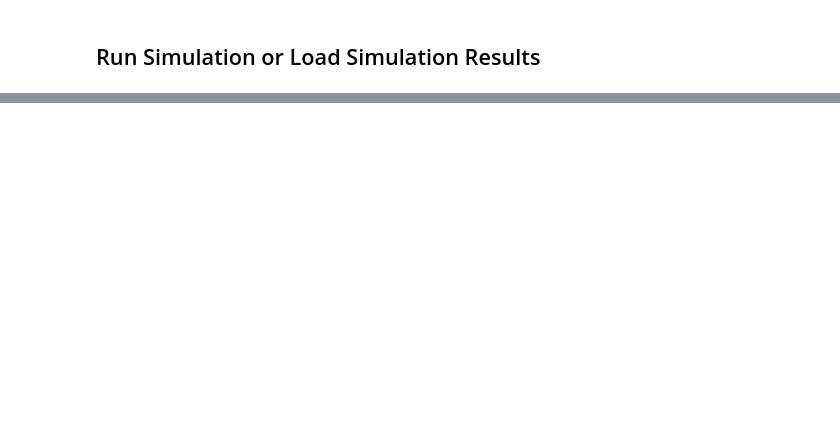
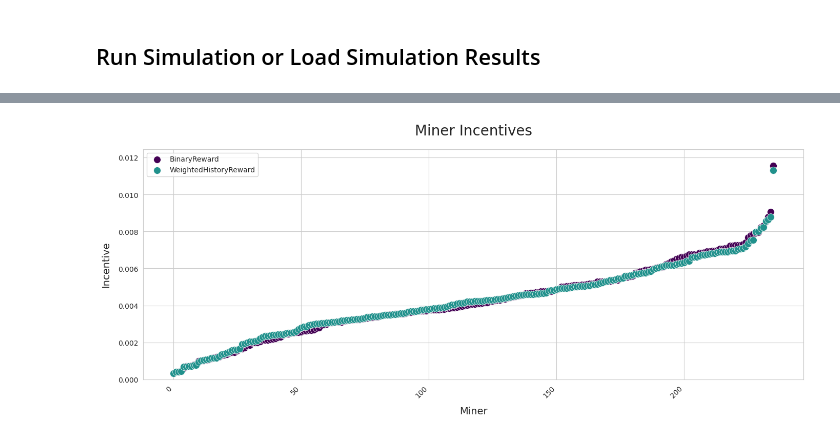
Before and after one commit to BitMind-AI/incentive-simulator, a Jupyter notebook: simulation.ipynb, the cells around one changed output, grey strips where cells are left out. Cells and saved outputs as stored; diff of their text form; code cells hidden in the pictures; blank space fills up the shorter version.

```diff
--- a/simulation.ipynb
+++ b/simulation.ipynb
@@ -104,25 +110,19 @@ score_num_challenges = None
 # Keys are validator (w&b run) names, values are dataframes with reward & score columns
 SCORED_DFS = {}
-# %%
-if load_cached_scores:
-    SCORED_DFS = joblib.load(scored_fname)
-else:
-    simulation_fn = partial(run_simulation, limit=score_num_challenges)
-
-    # progress bar is kinda jank with multiprocessing, could fix but nah
-    with mp.Pool(mp.cpu_count()) as pool:
-        results = pool.map(
-            simulation_fn,
-            [HISTORY_DFS[vali] for vali in VALIDATORS])
-
-    SCORED_DFS = {vali: scored_df[scored_df.rewards_new.notna()] for vali, scored_df in zip(VALIDATORS, results)}
-    if write_to_cache:
-        joblib.dump(SCORED_DFS, scored_fname)
+# %%
+if load_cached_scores:
+    SCORED_DFS = joblib.load(scored_fname)
+else:
+    SCORED_DFS = run_simulations(HISTORY_DFS, REWARD_FNS)
+
+    if write_to_cache:
+        joblib.dump(SCORED_DFS, scored_fname)
 # %%
-from weights import U16_MAX
+from sim.weights import U16_MAX
 
 for vali, scored_df in SCORED_DFS.items():
-    SCORED_DFS[vali]['weights_normed_old'] = scored_df['weights_old'].apply(lambda l: [v/U16_MAX for v in l])
-    SCORED_DFS[vali]['weights_normed_new'] = scored_df['weights_new'].apply(lambda l: [v/U16_MAX for v in l])
+    for col in scored_df.columns:
+        if 'weights' in col:
+            scored_df.loc[:, col + '_norm'] = scored_df.loc[:, col].apply(lambda l: [v/U16_MAX for v in l])
 
 WEIGHT_SET_DFS = {vali: df.iloc[::50] for vali, df in SCORED_DFS.items()}
@@ -261,0 +131,13 @@ validator-107-1.1.0
+# %%
+INCENTIVES = {}
+
+
+for reward_cls in REWARD_FNS:
+    S = assemble_S(VALIDATOR_UIDS)
+    W = assemble_W(SCORED_DFS, f'weights_{reward_cls}')
+    I = compute_incentive(W, S)
+    INCENTIVES[reward_cls] = np.sort(I[I.nonzero()])
+# %%
+plot_incentives(INCENTIVES)
+# %% [output]
+[figure, added]
```
Also changed, not shown: parts of 25 cells of this notebook, 21 other files.
